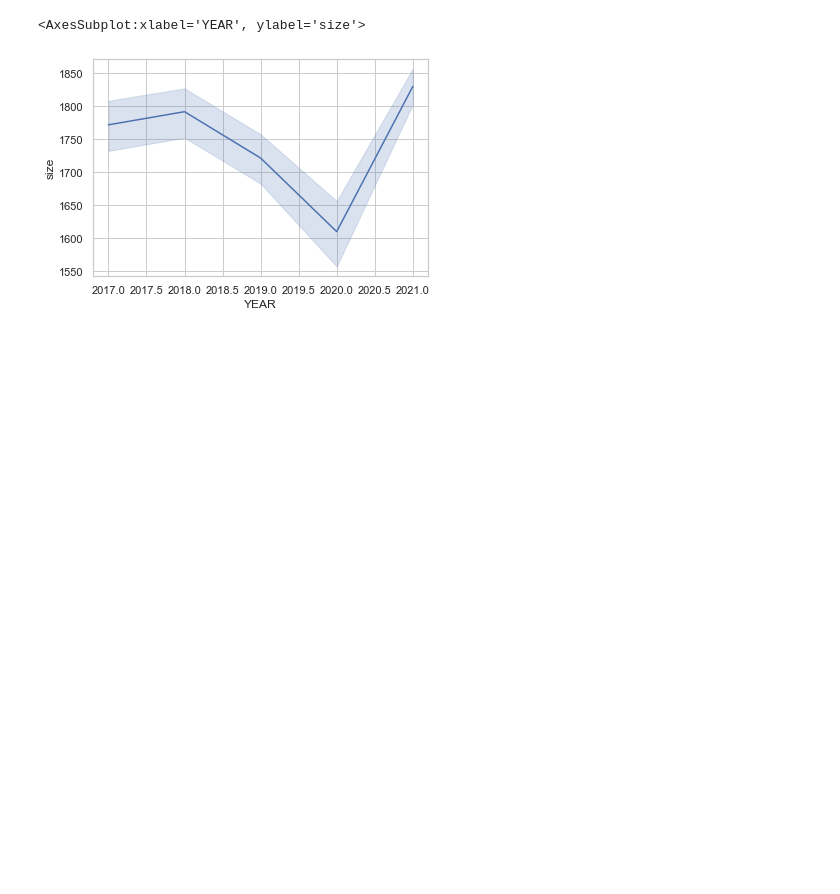
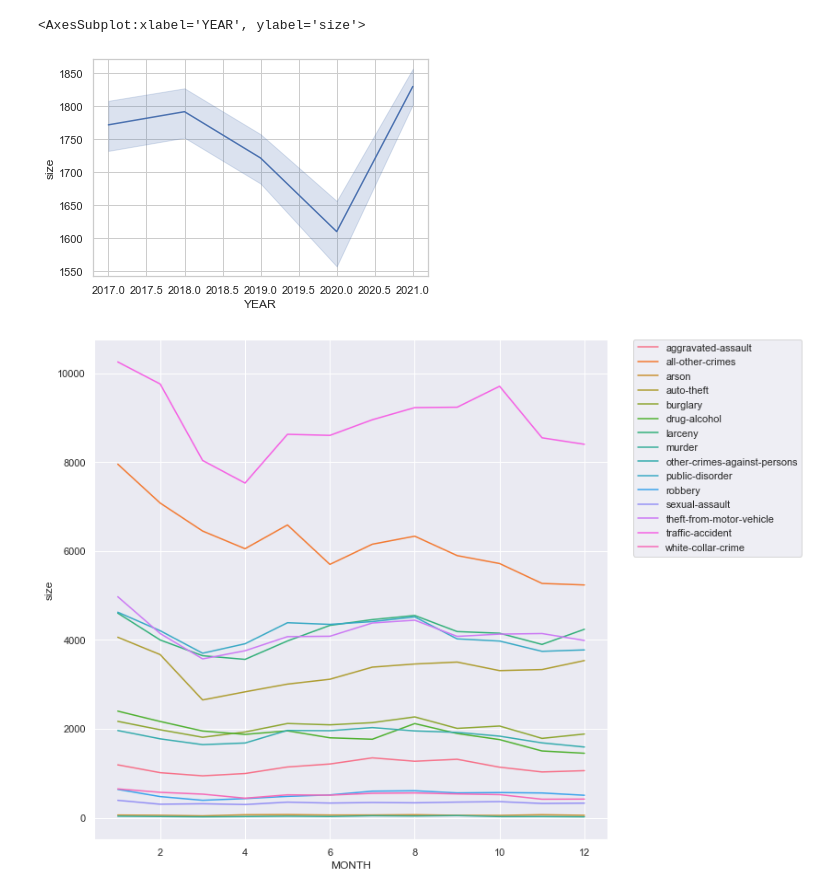
Before and after one commit to KolmschateS/poc-crime, a Jupyter notebook: covid.ipynb, the cells around one changed output. Saved outputs shown, nothing was run; the diff lists cells and outputs as text; code cells hidden in the pictures; blank space fills up the shorter version.

```diff
--- a/covid.ipynb
+++ b/covid.ipynb
@@ -142,3 +143,16 @@ sns.lineplot(data=df_total_peryear, x="YEAR", y="size")
 # %% [output]
 <AxesSubplot:xlabel='YEAR', ylabel='size'>
 [figure]
+# %%
+# Criminalteit per tijdstip voor en na corona
+j1_crime_df_monthy_copy = j1_crime_df.copy()
+j1_monthly = j1_crime_df_monthy_copy.groupby(["MONTH", "OFFENSE_CATEGORY_ID"],as_index=False).size()
+j1_monthly.head(100)
+
+plt.figure(figsize=(10, 10))
+sns.set(style="darkgrid")
+sns.lineplot(data=j1_monthly, x="MONTH", y="size", hue="OFFENSE_CATEGORY_ID")
+plt.legend(bbox_to_anchor=(1.05, 1), loc=2, borderaxespad=0)
+plt.show()
+# %% [output]
+[figure, added]
```
Also changed, not shown: parts of 2 cells of this notebook, 1 other file.
